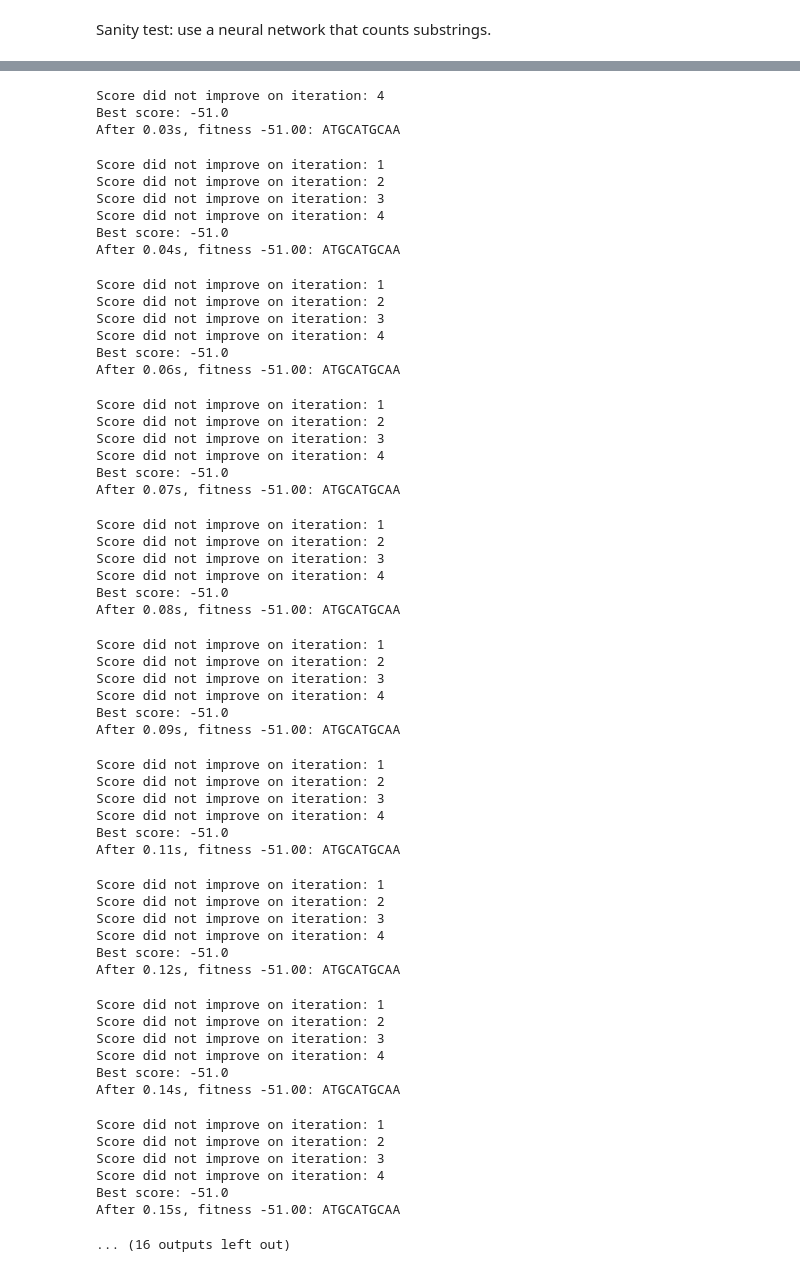
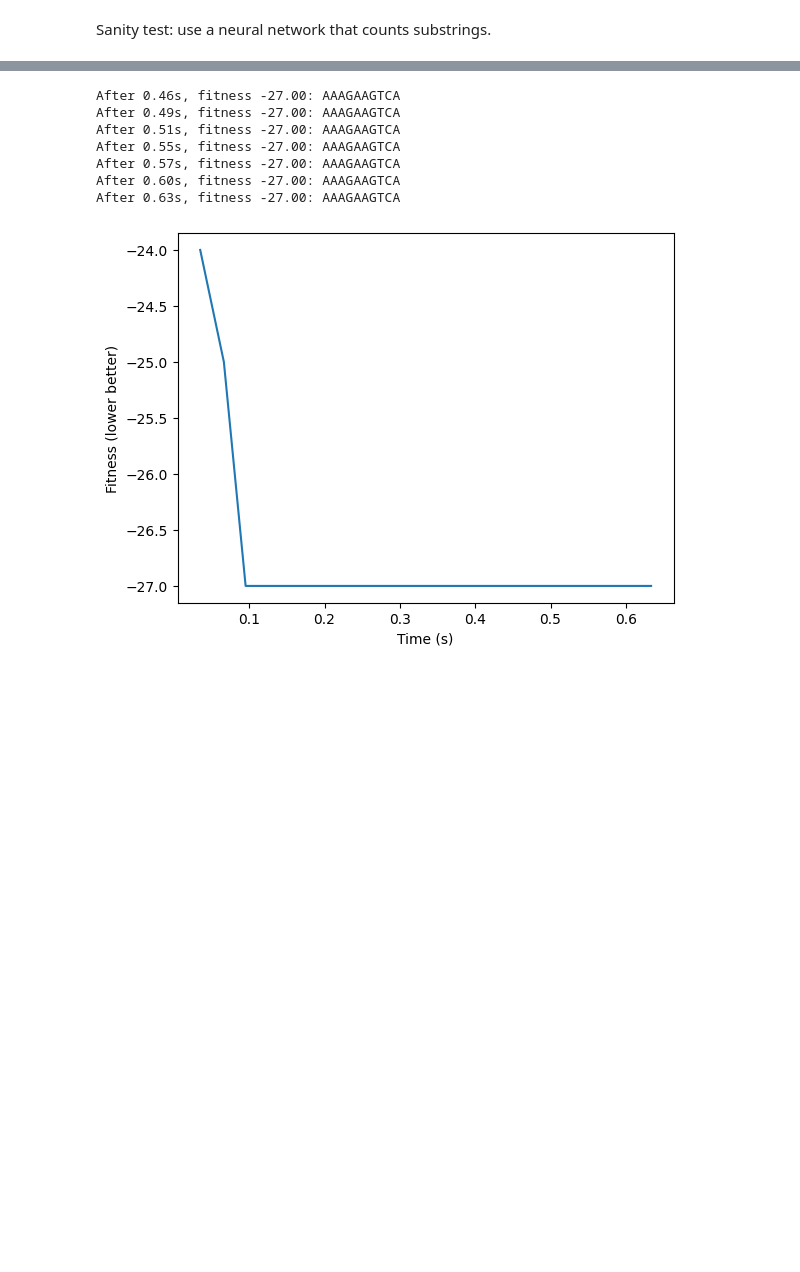
Before and after one commit to move37-labs/nucleobench, a Jupyter notebook: recipes/colab/pypi_substring_counting.ipynb, the cells around one changed output, grey strips where cells are left out. Cells and saved outputs as stored; diff of their text form; code cells hidden in the pictures; blank space fills up the shorter version.

```diff
--- a/recipes/colab/pypi_substring_counting.ipynb
+++ b/recipes/colab/pypi_substring_counting.ipynb
@@ -61,9 +81,9 @@ class CountSubstringModel(torch.nn.Module):
 # https://github.com/move37-labs/nucleobench/blob/main/nucleobench/optimizations/__init__.py
 
 # Params to play with.
-OPT_NAME = 'directed_evolution'
+OPT_NAME = 'ledidi'
 NUM_ROUNDS = 20
-N_STEPS_PER_ROUND = 5
+N_STEPS_PER_ROUND = 20
 TARGET_SUBSTR = 'AGTCA'
 START_SEQ = 'A' * 10
 
@@ -118,58 +148,8 @@ After 0.02s, fitness -38.00: ATGCAACAAA
-Score did not improve on iteration: 4
-Best score: -51.0
-After 0.03s, fitness -51.00: ATGCATGCAA
+After 0.46s, fitness -27.00: AAAGAAGTCA
+After 0.49s, fitness -27.00: AAAGAAGTCA
+After 0.51s, fitness -27.00: AAAGAAGTCA
+After 0.55s, fitness -27.00: AAAGAAGTCA
+After 0.57s, fitness -27.00: AAAGAAGTCA
+After 0.60s, fitness -27.00: AAAGAAGTCA
+After 0.63s, fitness -27.00: AAAGAAGTCA
-Score did not improve on iteration: 1
-Score did not improve on iteration: 2
-Score did not improve on iteration: 3
-Score did not improve on iteration: 4
-Best score: -51.0
-After 0.04s, fitness -51.00: ATGCATGCAA
-Score did not improve on iteration: 1
-Score did not improve on iteration: 2
-Score did not improve on iteration: 3
-Score did not improve on iteration: 4
-Best score: -51.0
-After 0.06s, fitness -51.00: ATGCATGCAA
-Score did not improve on iteration: 1
-Score did not improve on iteration: 2
-Score did not improve on iteration: 3
-Score did not improve on iteration: 4
-Best score: -51.0
-After 0.07s, fitness -51.00: ATGCATGCAA
-Score did not improve on iteration: 1
-Score did not improve on iteration: 2
-Score did not improve on iteration: 3
-Score did not improve on iteration: 4
-Best score: -51.0
-After 0.08s, fitness -51.00: ATGCATGCAA
-Score did not improve on iteration: 1
-Score did not improve on iteration: 2
-Score did not improve on iteration: 3
-Score did not improve on iteration: 4
-Best score: -51.0
-After 0.09s, fitness -51.00: ATGCATGCAA
-Score did not improve on iteration: 1
-Score did not improve on iteration: 2
-Score did not improve on iteration: 3
-Score did not improve on iteration: 4
-Best score: -51.0
-After 0.11s, fitness -51.00: ATGCATGCAA
-Score did not improve on iteration: 1
-Score did not improve on iteration: 2
-Score did not improve on iteration: 3
-Score did not improve on iteration: 4
-Best score: -51.0
-After 0.12s, fitness -51.00: ATGCATGCAA
-Score did not improve on iteration: 1
-Score did not improve on iteration: 2
-Score did not improve on iteration: 3
-Score did not improve on iteration: 4
-Best score: -51.0
-After 0.14s, fitness -51.00: ATGCATGCAA
-Score did not improve on iteration: 1
-Score did not improve on iteration: 2
-Score did not improve on iteration: 3
-Score did not improve on iteration: 4
-Best score: -51.0
-After 0.15s, fitness -51.00: ATGCATGCAA
-... (16 outputs left out)
+[figure, added]
```
Also changed, not shown: parts of 4 cells of this notebook.
